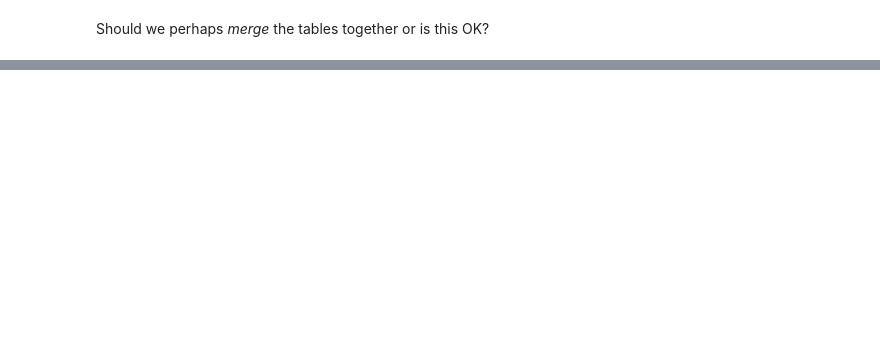
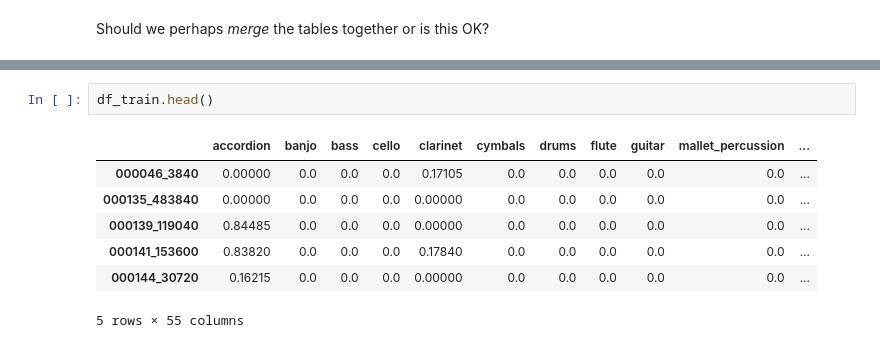
Before and after one commit to LinusOstlund/instrument-detection, a Jupyter notebook: src/data.ipynb, the cells around one changed output, grey strips where cells are left out. Drawn from its saved outputs; the diff is of its cells as text; blank space fills up the shorter version.

```diff
--- a/src/data.ipynb
+++ b/src/data.ipynb
@@ -334,0 +349,10 @@ Should we perhaps *merge* the tables together or is this OK?
+# %%
+df_train.head()
+# %% [output]
+|  | accordion | banjo | bass | cello | clarinet | cymbals | drums | flute | guitar | mallet_percussion | ... |
+| 000046_3840 | 0.00000 | 0.0 | 0.0 | 0.0 | 0.17105 | 0.0 | 0.0 | 0.0 | 0.0 | 0.0 | ... |
+| 000135_483840 | 0.00000 | 0.0 | 0.0 | 0.0 | 0.00000 | 0.0 | 0.0 | 0.0 | 0.0 | 0.0 | ... |
+| 000139_119040 | 0.84485 | 0.0 | 0.0 | 0.0 | 0.00000 | 0.0 | 0.0 | 0.0 | 0.0 | 0.0 | ... |
+| 000141_153600 | 0.83820 | 0.0 | 0.0 | 0.0 | 0.17840 | 0.0 | 0.0 | 0.0 | 0.0 | 0.0 | ... |
+| 000144_30720 | 0.16215 | 0.0 | 0.0 | 0.0 | 0.00000 | 0.0 | 0.0 | 0.0 | 0.0 | 0.0 | ... |
+5 rows × 55 columns
```
Also changed, not shown: parts of 15 cells of this notebook, 7 other files.
